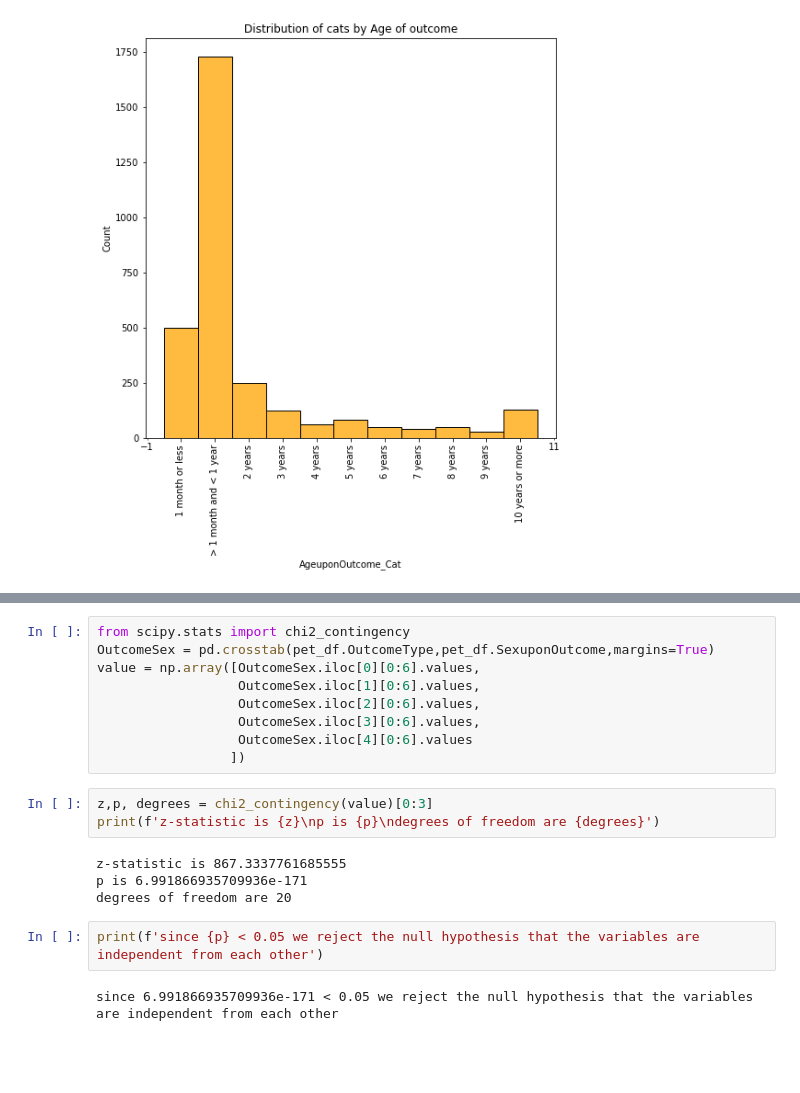
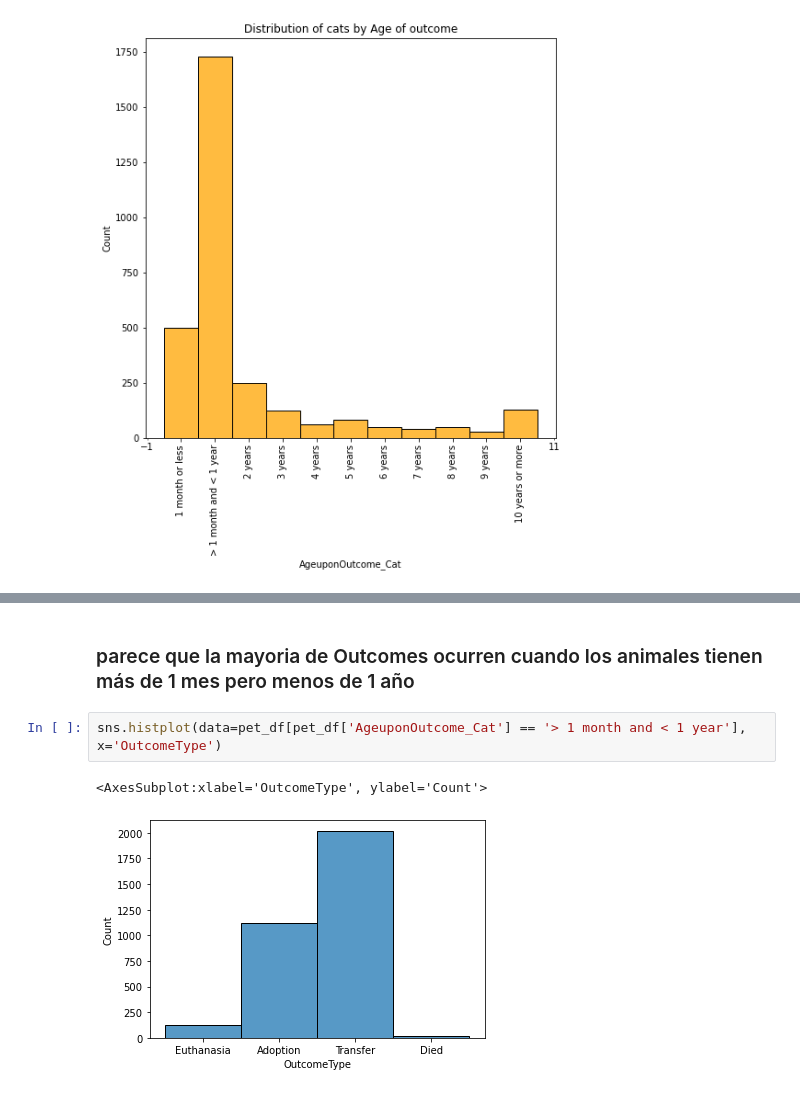
Before and after one commit to ironhack-bcn-data-pt/PR05-project-statistical-analysis, a Jupyter notebook: Project_05_pets.ipynb, the cells around one changed output, grey strips where cells are left out. Saved outputs shown, nothing was run; the diff lists cells and outputs as text; blank space fills up the shorter version.

Commit message:
added bog functino on my_function.py and added more plots on notebook

```diff
--- a/Project_05_pets.ipynb
+++ b/Project_05_pets.ipynb
@@ -289,20 +262,7 @@ sns.heatmap(pd.crosstab(pet_df.OutcomeType,pet_df.SexuponOutcome),cmap='Blues')
-# %%
-from scipy.stats import chi2_contingency
-OutcomeSex = pd.crosstab(pet_df.OutcomeType,pet_df.SexuponOutcome,margins=True)
-value = np.array([OutcomeSex.iloc[0][0:6].values,
-                  OutcomeSex.iloc[1][0:6].values,
-                  OutcomeSex.iloc[2][0:6].values,
-                  OutcomeSex.iloc[3][0:6].values,
-                  OutcomeSex.iloc[4][0:6].values
-                 ])
-# %%
-z,p, degrees = chi2_contingency(value)[0:3]
-print(f'z-statistic is {z}\np is {p}\ndegrees of freedom are {degrees}')
-# %% [output]
-z-statistic is 867.3337761685555
-p is 6.991866935709936e-171
-degrees of freedom are 20
-# %%
-print(f'since {p} < 0.05 we reject the null hypothesis that the variables are independent from each other')
-# %% [output]
-since 6.991866935709936e-171 < 0.05 we reject the null hypothesis that the variables are independent from each other
+# %% [markdown]
+### parece que la mayoria de Outcomes ocurren cuando los animales tienen más de 1 mes pero menos de 1 año
+# %%
+sns.histplot(data=pet_df[pet_df['AgeuponOutcome_Cat'] == '> 1 month and < 1 year'], x='OutcomeType')
+# %% [output]
+<AxesSubplot:xlabel='OutcomeType', ylabel='Count'>
+[figure, added]
```
Also changed, not shown: parts of 58 cells of this notebook, 1 other file.
